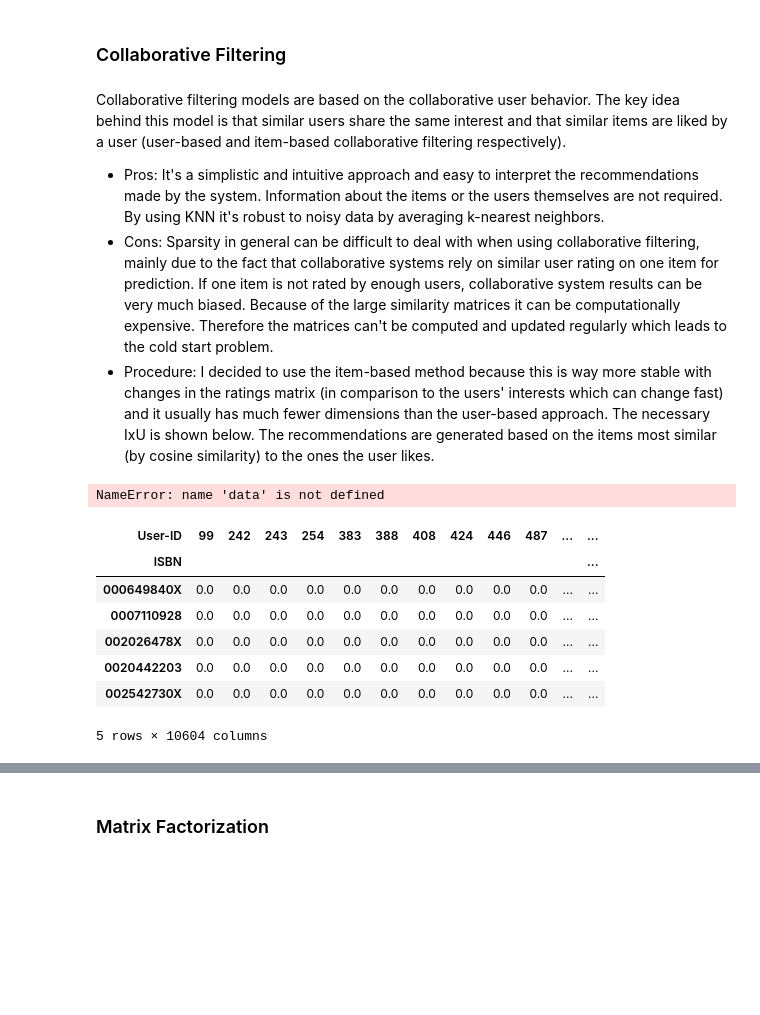
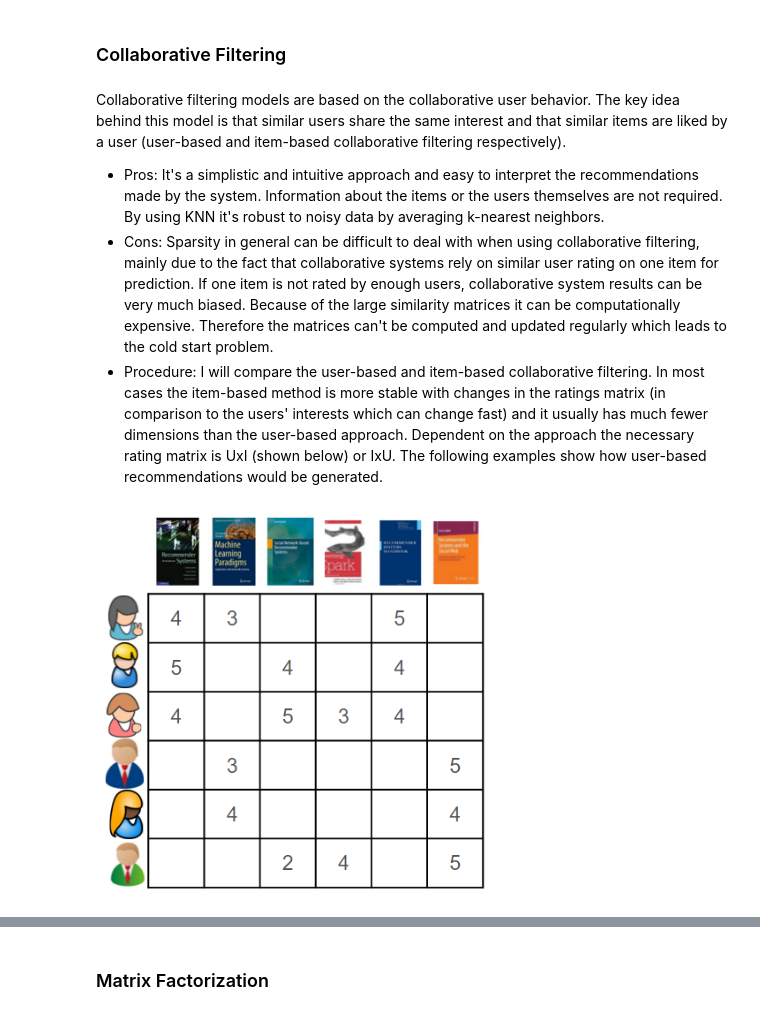
Before and after one commit to NathalieNguyen/RecSys, a Jupyter notebook: RecSys_Book_Crossing.ipynb, the cells around one changed output, grey strips where cells are left out. Drawn from its saved outputs; the diff is of its cells as text; code cells hidden in the pictures; blank space fills up the shorter version.

```diff
--- a/RecSys_Book_Crossing.ipynb
+++ b/RecSys_Book_Crossing.ipynb
@@ -211,21 +258,9 @@ genre_matrix.head()
 Collaborative filtering models are based on the collaborative user behavior. The key idea behind this model is that similar users share the same interest and that similar items are liked by a user (user-based and item-based collaborative filtering respectively).
 - Pros: It's a simplistic and intuitive approach and easy to interpret the recommendations made by the system. Information about the items or the users themselves are not required. By using KNN it's robust to noisy data by averaging k-nearest neighbors.
 - Cons: Sparsity in general can be difficult to deal with when using collaborative filtering, mainly due to the fact that collaborative systems rely on similar user rating on one item for prediction. If one item is not rated by enough users, collaborative system results can be very much biased. Because of the large similarity matrices it can be computationally expensive. Therefore the matrices can't be computed and updated regularly which leads to the cold start problem.
-- Procedure: I decided to use the item-based method because this is way more stable with changes in the ratings matrix (in comparison to the users' interests which can change fast) and it usually has much fewer dimensions than the user-based approach. The necessary IxU is shown below. The recommendations are generated based on the items most similar (by cosine similarity) to the ones the user likes.
+- Procedure: I will compare the user-based and item-based collaborative filtering. In most cases the item-based method is more stable with changes in the ratings matrix (in comparison to the users' interests which can change fast) and it usually has much fewer dimensions than the user-based approach. Dependent on the approach the necessary rating matrix is UxI (shown below) or IxU. The following examples show how user-based recommendations would be generated.
-# %%
-ratings_above_count_threshold_df = data.filter_ratings_above_count_threshold(frac=0.1)
-# %% [output]
-NameError: name 'data' is not defined
-# %%
-mean_rating = stratify_df['Book-Rating'].mean()
-IxU = ratings_above_count_threshold_df.pivot(index = 'ISBN', columns = 'User-ID', values = 'Book-Rating').fillna(0)
-IxU.head()
-# %% [output]
-| User-ID | 99 | 242 | 243 | 254 | 383 | 388 | 408 | 424 | 446 | 487 | ... | ... |
-| ISBN |  |  |  |  |  |  |  |  |  |  |  | ... |
-| 000649840X | 0.0 | 0.0 | 0.0 | 0.0 | 0.0 | 0.0 | 0.0 | 0.0 | 0.0 | 0.0 | ... | ... |
-| 0007110928 | 0.0 | 0.0 | 0.0 | 0.0 | 0.0 | 0.0 | 0.0 | 0.0 | 0.0 | 0.0 | ... | ... |
-| 002026478X | 0.0 | 0.0 | 0.0 | 0.0 | 0.0 | 0.0 | 0.0 | 0.0 | 0.0 | 0.0 | ... | ... |
-| 0020442203 | 0.0 | 0.0 | 0.0 | 0.0 | 0.0 | 0.0 | 0.0 | 0.0 | 0.0 | 0.0 | ... | ... |
-| 002542730X | 0.0 | 0.0 | 0.0 | 0.0 | 0.0 | 0.0 | 0.0 | 0.0 | 0.0 | 0.0 | ... | ... |
-5 rows × 10604 columns
+# %%
+Image('lib/data/images/user-preferences.png', width=400)
+# Source: https://buildingrecommenders.wordpress.com/2015/11/18/overview-of-recommender-algorithms-part-2/
+# %% [output]
+[figure, added]
```
Also changed, not shown: parts of 18 cells of this notebook.
